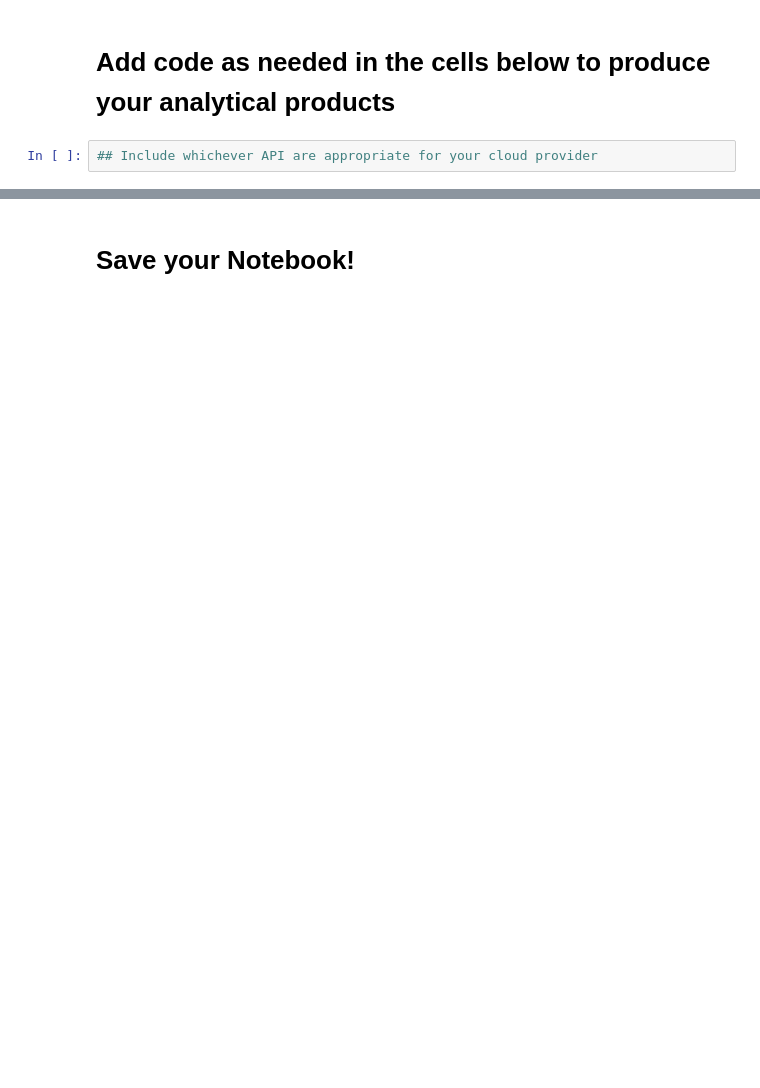
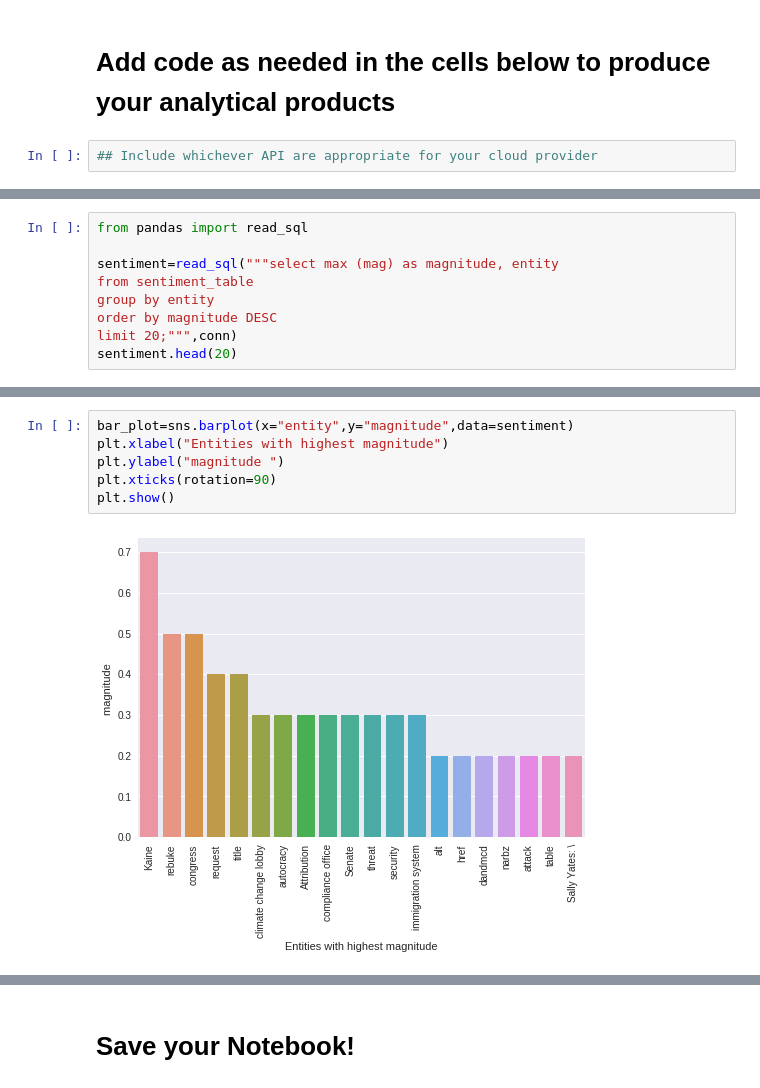
Before and after one commit to asouleymane/CloudCompute, a Jupyter notebook: module8/exercises/Project.ipynb, the cells around one changed output, grey strips where cells are left out. Saved outputs shown, nothing was run; the diff lists cells and outputs as text; blank space fills up the shorter version.

```diff
--- a/module8/exercises/Project.ipynb
+++ b/module8/exercises/Project.ipynb
@@ -10,0 +245,9 @@
+# %%
+from pandas import read_sql
+
+sentiment=read_sql("""select max (mag) as magnitude, entity
+from sentiment_table
+group by entity
+order by magnitude DESC
+limit 20;""",conn)
+sentiment.head(20)
@@ -10,0 +272,8 @@
+# %%
+bar_plot=sns.barplot(x="entity",y="magnitude",data=sentiment)
+plt.xlabel("Entities with highest magnitude")
+plt.ylabel("magnitude ")
+plt.xticks(rotation=90)
+plt.show()
+# %% [output]
+[figure, added]
```
Also changed, not shown: parts of 14 cells of this notebook.
